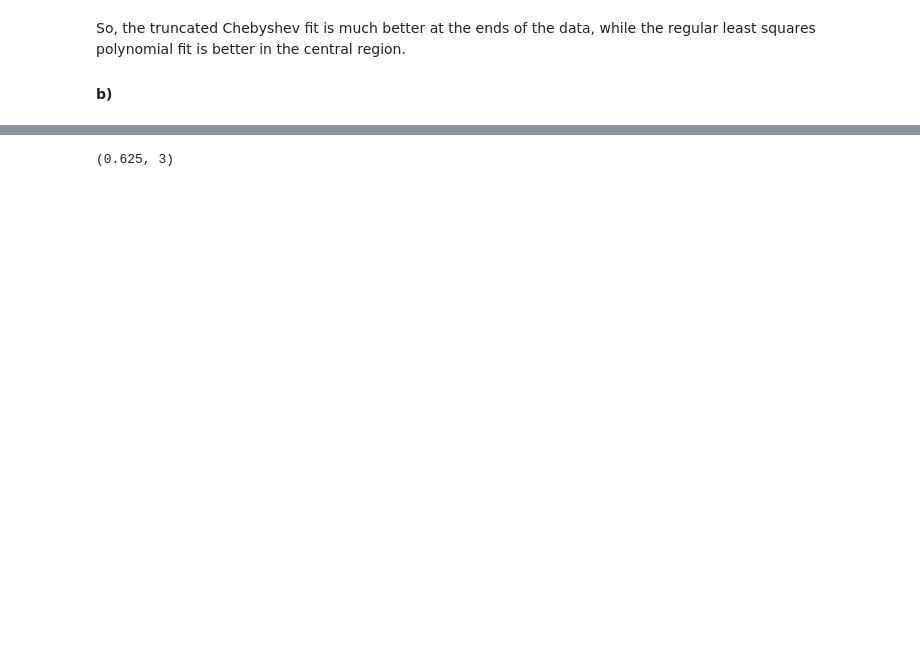
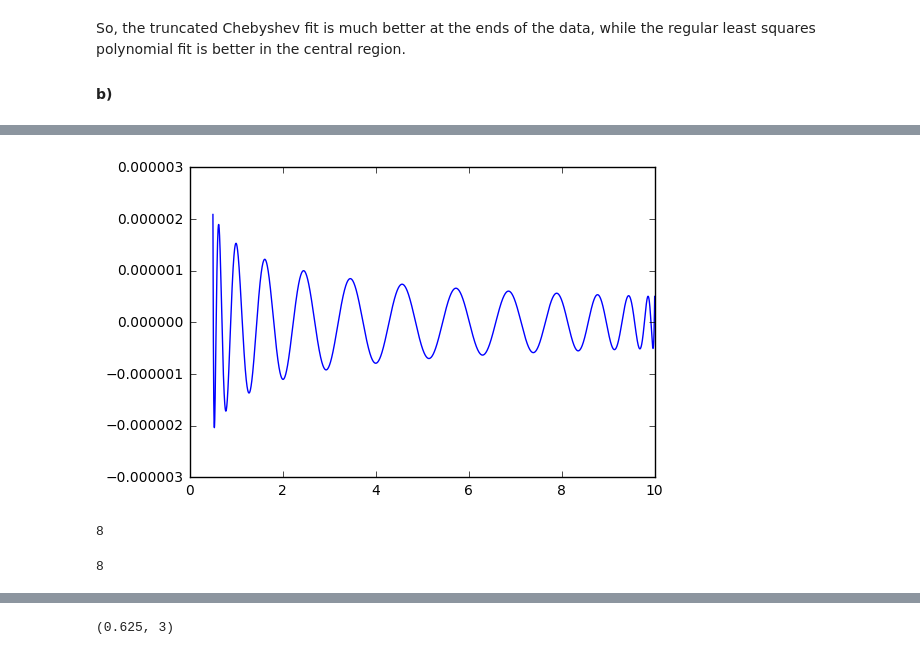
Before and after one commit to tristanmenard/phys512-problem-sets, a Jupyter notebook: ProblemSet2/PS2.ipynb, the cells around one changed output, grey strips where cells are left out. Saved outputs shown, nothing was run; the diff lists cells and outputs as text; code cells hidden in the pictures; blank space fills up the shorter version.

```diff
--- a/ProblemSet2/PS2.ipynb
+++ b/ProblemSet2/PS2.ipynb
@@ -94,0 +174,40 @@ So, the truncated Chebyshev fit is much better at the ends of the data, while th
+# %%
+x = np.linspace(0.25,16,10000)
+mantissa = np.frexp(x)[0]
+i = np.frexp(x)[1]
+y_approx = i + np.log2(mantissa)
+# %%
+mantissa = np.frexp(x)[0]
+i = np.frexp(x)[1]
+a, b = fit_truncated_chebyshev(x, np.log2(x), 100)
+# %%
+plt.plot(x, a-np.log2(x))
+plt.show()
+# %% [output]
+[figure, added]
+# %%
+x = np.linspace(0.25,10,50000)
+
+mantissa, i = np.frexp(x)
+idx = np.where(np.diff(i)==1)[0]+1
+
+startk = idx[0]
+stopk = idx[1]
+xk = x[startk:stopk]
+ik = i[startk]
+mantissak = mantissa[startk:stopk]
+
+A, B = fit_truncated_chebyshev(mantissak, np.log2(mantissak), 10)
+print(B)
+# %% [output]
+8
+# %%
+startk = idx[-2]
+stopk = idx[-1]
+xk1 = x[startk:stopk]
+ik1 = i[startk]
+mantissak1 = mantissa[startk:stopk]
+A1, B1 = fit_truncated_chebyshev(mantissak1, np.log2(mantissak1), 10)
+print(B1)
+# %% [output]
+8
```
Also changed, not shown: parts of 30 cells of this notebook.
